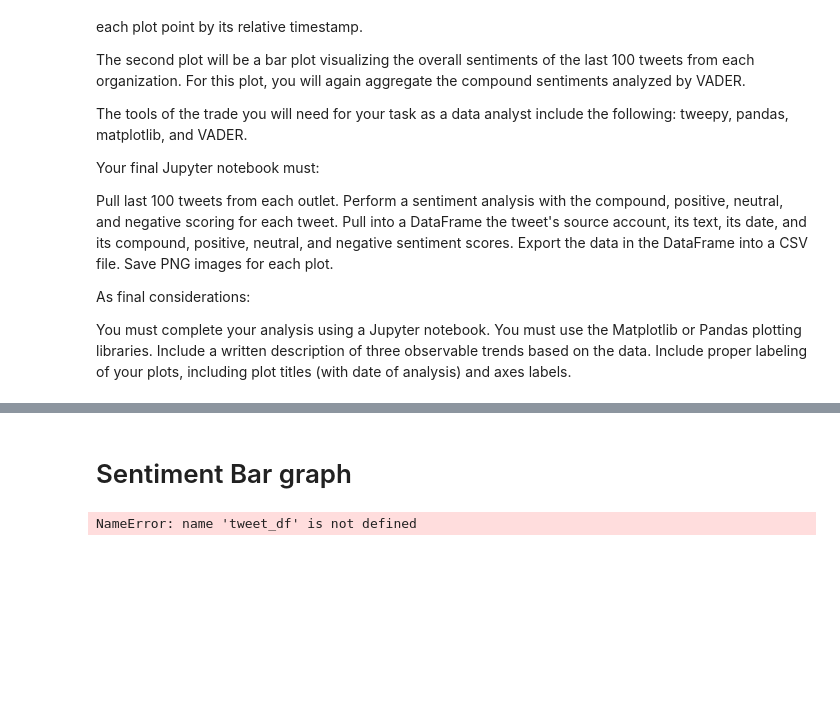
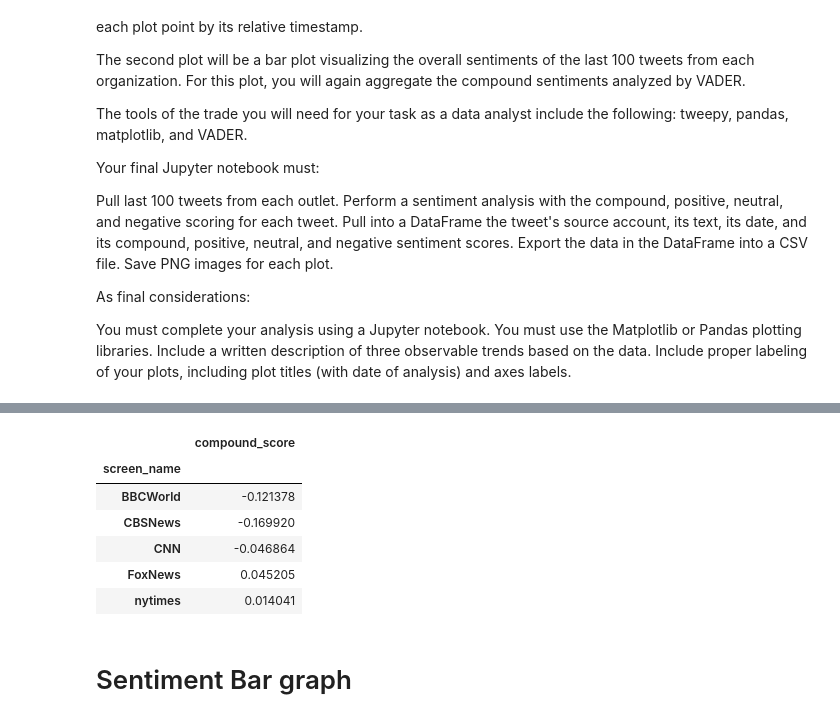
Before and after one commit to luker0bert/python-challenge2, a Jupyter notebook: Social_Analytics/NewsMood.ipynb, the cells around one changed output, grey strips where cells are left out. Saved outputs shown, nothing was run; the diff lists cells and outputs as text; code cells hidden in the pictures; blank space fills up the shorter version.

```diff
--- a/Social_Analytics/NewsMood.ipynb
+++ b/Social_Analytics/NewsMood.ipynb
@@ -160,10 +135,14 @@ plt.show()
+# %%
+summary_of_sentiments = group_names['compound_score'].mean()
+final_summary_df = pd.DataFrame(summary_of_sentiments)
+final_summary_df
+# %% [output]
+|  | compound_score |
+| screen_name |  |
+| BBCWorld | -0.121378 |
+| CBSNews | -0.169920 |
+| CNN | -0.046864 |
+| FoxNews | 0.045205 |
+| nytimes | 0.014041 |
 # %% [markdown]
 # Sentiment Bar graph
-# %%
-#Average all polarities by news source
-tweet_df_polarity = tweet_df.groupby(["tweet_source"]).mean()["tweet_vader_score"]
-
-#View the polarities
-pd.DataFrame(tweet_df_polarity)
-# %% [output]
-NameError: name 'tweet_df' is not defined
```
Also changed, not shown: parts of 10 cells of this notebook, 3 other files.
